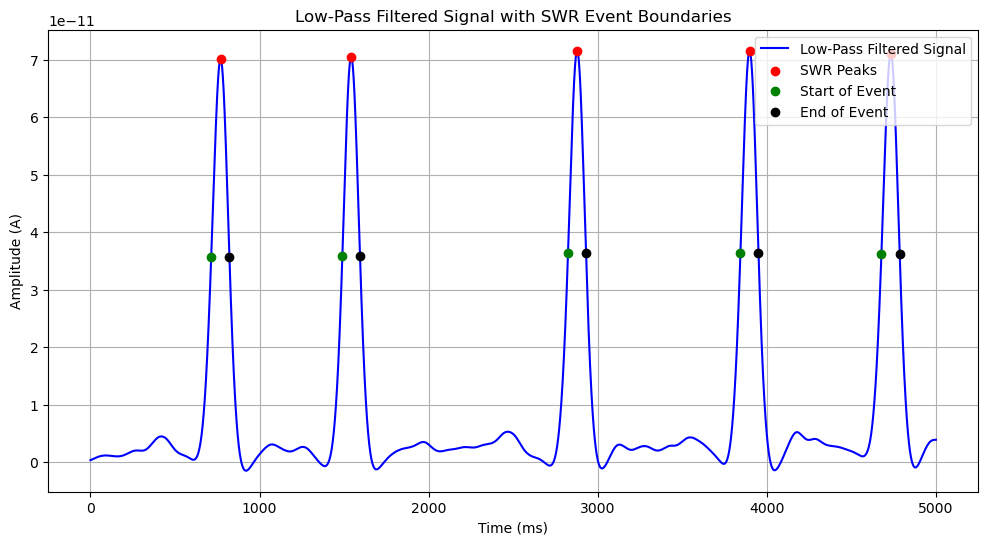
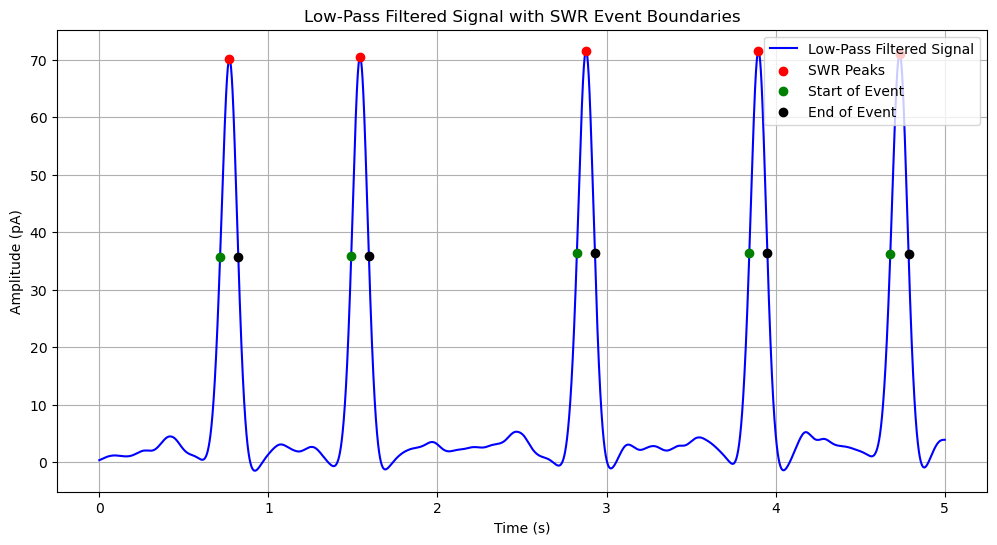
The notebook cell's code change between the first figure and the second:
--- before
+++ after
@@ -1,15 +1,15 @@
 plt.figure(figsize=(12, 6))
-plt.plot(current_monitor.t / ms, low_pass / amp, label='Low-Pass Filtered Signal', color='blue')
+plt.plot(current_monitor.t / ms /1000, low_pass / amp * 1e12, label='Low-Pass Filtered Signal', color='blue')
 
-plt.scatter(current_monitor.t[indx] / ms, low_pass[indx] / amp, color='red', label='SWR Peaks', zorder=3)
-plt.scatter([current_monitor.t[start] / ms for start, end in event_boundaries],
-            [low_pass[start] / amp for start, end in event_boundaries],
+plt.scatter(current_monitor.t[indx] / ms / 1000, low_pass[indx] / amp *1e12, color='red', label='SWR Peaks', zorder=3)
+plt.scatter([current_monitor.t[start] / ms /1000 for start, end in event_boundaries],
+            [low_pass[start] / amp *1e12 for start, end in event_boundaries],
             color='green', label='Start of Event', zorder=3)
-plt.scatter([current_monitor.t[end] / ms for start, end in event_boundaries],
-            [low_pass[end] / amp for start, end in event_boundaries],
+plt.scatter([current_monitor.t[end] / ms /1000 for start, end in event_boundaries],
+            [low_pass[end] / amp *1e12 for start, end in event_boundaries],
             color='black', label='End of Event', zorder=3)
 
-plt.xlabel('Time (ms)')
-plt.ylabel('Amplitude (A)')
+plt.xlabel('Time (s)')
+plt.ylabel('Amplitude (pA)')
 plt.title('Low-Pass Filtered Signal with SWR Event Boundaries')
 plt.legend(loc='upper right')

Commit: adjust plot units